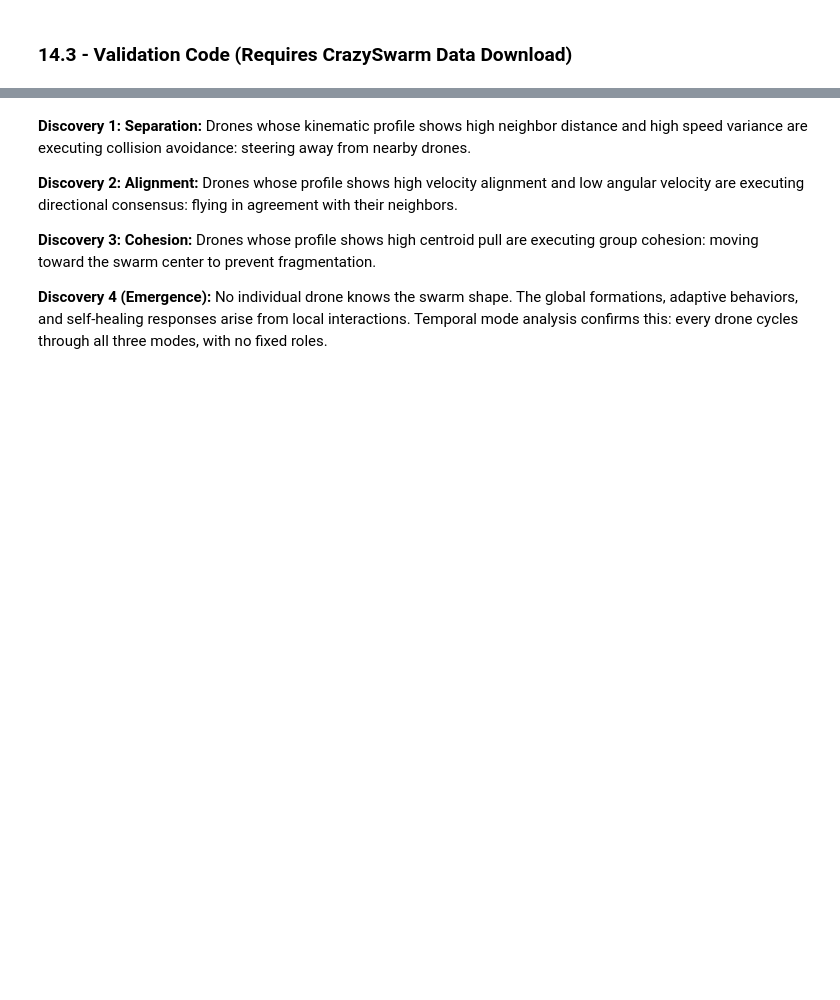
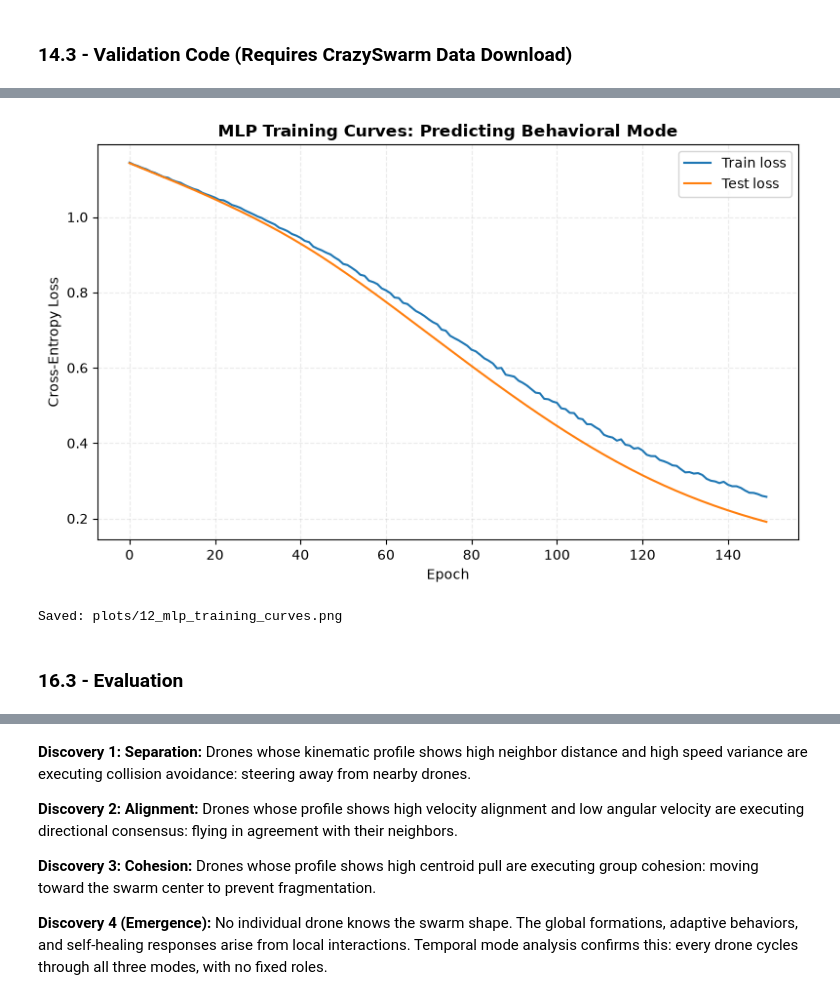
Before and after one commit to vishivishvish/case-studies, a Jupyter notebook: 005 - Autonomous Drone Swarm Behavioral Clustering/drone_swarm_clustering.ipynb, the cells around one changed output, grey strips where cells are left out. Saved outputs shown, nothing was run; the diff lists cells and outputs as text; code cells hidden in the pictures; blank space fills up the shorter version.

```diff
--- a/005 - Autonomous Drone Swarm Behavioral Clustering/drone_swarm_clustering.ipynb
+++ b/005 - Autonomous Drone Swarm Behavioral Clustering/drone_swarm_clustering.ipynb
@@ -1176,25 +1492,0 @@ DBSCAN noise points (label = −1) are reassigned to the nearest cluster centroi
-# %%
-# Prepare training data
-# Noise points → relabel to nearest cluster centroid (in scaled feature space)
-df_train = df_feat.copy()
-X_train_full = scaler.transform(df_train[FEATURE_COLS].fillna(0))
-
-noise_mask = df_train["dbscan_label"] == -1
-if noise_mask.sum() > 0:
-    cluster_centers = np.array([
-        X_train_full[df_train["dbscan_label"] == cid].mean(axis=0)
-        for cid in sorted(rule_map.keys())
-    ])
-    noise_points = X_train_full[noise_mask]
-    from sklearn.metrics import pairwise_distances
-    dists = pairwise_distances(noise_points, cluster_centers)
-    nearest = dists.argmin(axis=1)
-    # Map back to actual cluster ids
-    cluster_id_list = sorted(rule_map.keys())
-    df_train.loc[noise_mask, "dbscan_label"] = [cluster_id_list[n] for n in nearest]
-    print(f"Relabeled {noise_mask.sum()} noise points to nearest cluster centroid.")
-
-# Final label check
-labels_final = df_train["dbscan_label"].values.astype(int)
-print(f"\nTraining label distribution:")
-print(pd.Series(labels_final).value_counts().sort_index().to_string())
@@ -1327,0 +1504,7 @@ print("\nHigh ratios (>2x) confirm each rule has a single dominant kinematic sig
+# %%
+# K-Means already assigns every observation a definite cluster -- no noise relabeling needed.
+df_train = df_feat.copy()
+df_train["mode_id"] = df_train["kmeans_label"]
+df_train["mode_name"] = df_train["mode_id"].map(rule_map)
+print("Training label distribution:")
+print(df_train["mode_name"].value_counts().to_string())
@@ -1327,0 +1633,18 @@ print("\nHigh ratios (>2x) confirm each rule has a single dominant kinematic sig
+# %%
+fig, ax = plt.subplots(figsize=(8, 5))
+ax.plot(train_losses, label="Train loss")
+ax.plot(test_losses, label="Test loss")
+ax.set_xlabel("Epoch")
+ax.set_ylabel("Cross-Entropy Loss")
+ax.set_title("MLP Training Curves: Predicting Behavioral Mode", fontweight="bold")
+ax.legend()
+ax.grid(True, alpha=0.25, linestyle="--")
+plt.tight_layout()
+plt.savefig("plots/12_mlp_training_curves.png", dpi=120, bbox_inches="tight")
+plt.show()
+print("Saved: plots/12_mlp_training_curves.png")
+# %% [output]
+[figure, added]
+Saved: plots/12_mlp_training_curves.png
+# %% [markdown]
+### **16.3 - Evaluation**
```
Also changed, not shown: parts of 137 cells of this notebook, 1 other file.
